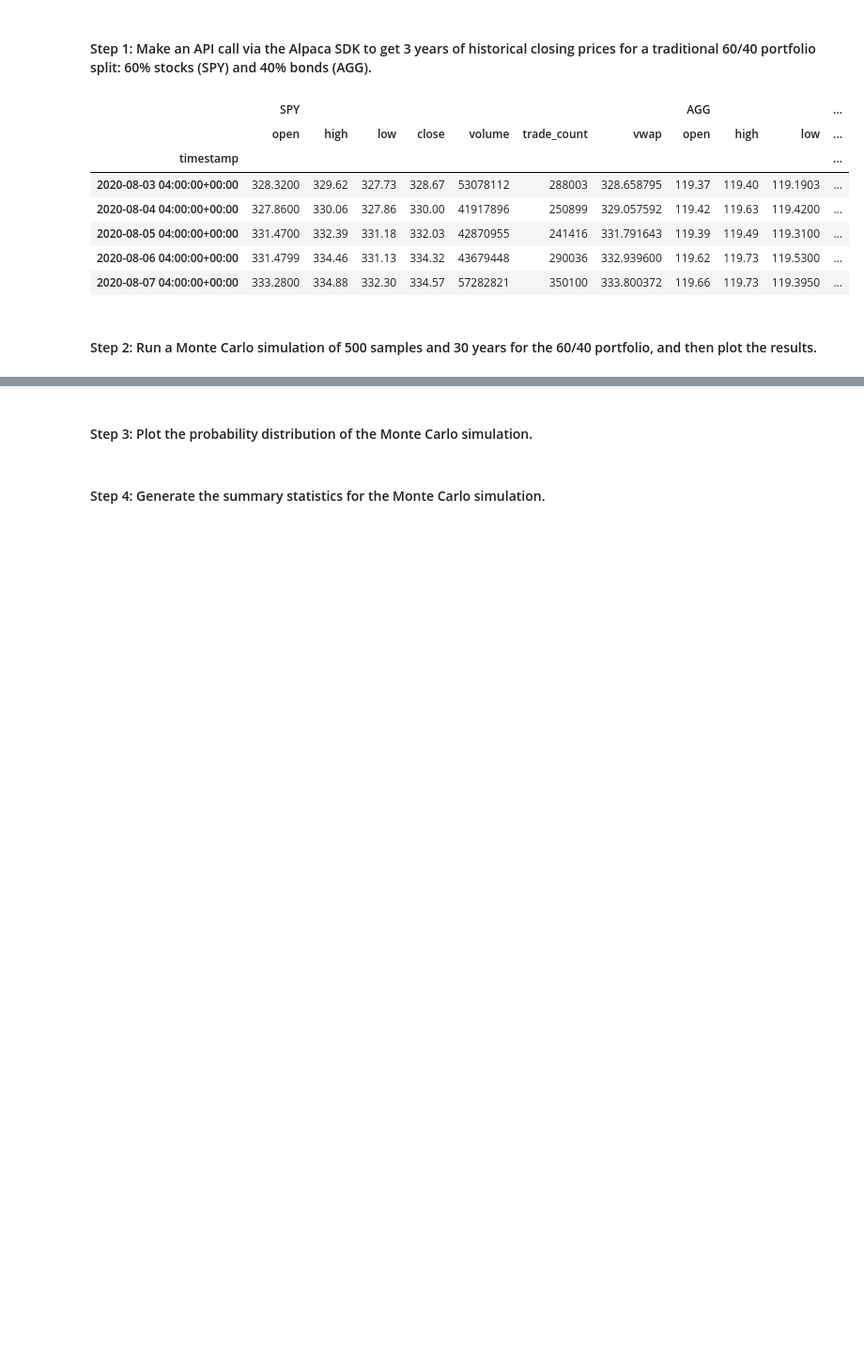
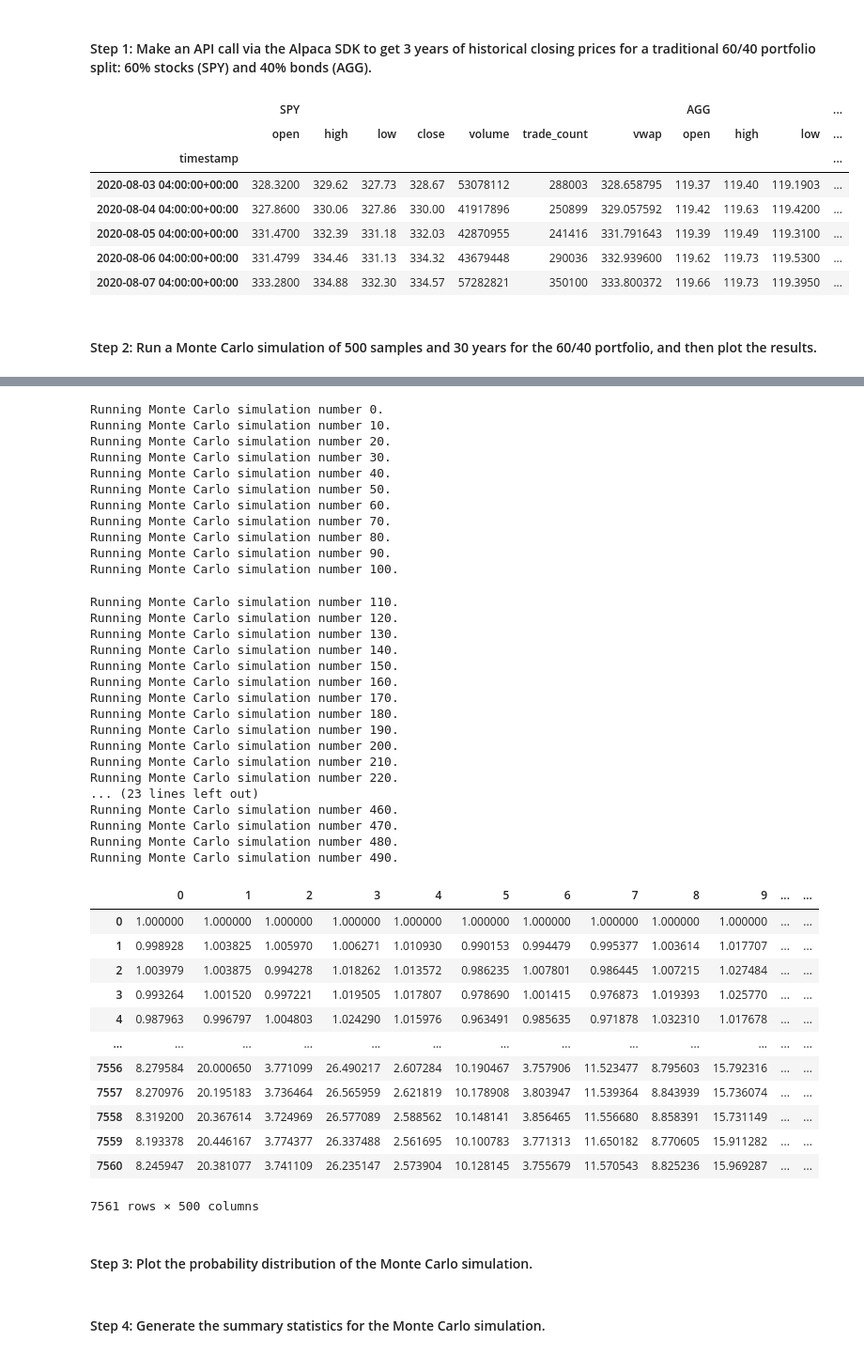
Before and after one commit to arianamoreno13/financial_planning_monte_carlo, a Jupyter notebook: Starter_Code/financial_planning_tools.ipynb, the cells around one changed output, grey strips where cells are left out. Shown at 94% size. Cells and saved outputs as stored; diff of their text form; code cells hidden in the pictures; blank space fills up the shorter version.

```diff
--- a/Starter_Code/financial_planning_tools.ipynb
+++ b/Starter_Code/financial_planning_tools.ipynb
@@ -466,7 +481,12 @@ historical_3yr_concat_df.tail()
 # Configure the Monte Carlo simulation to forecast 30 years cumulative returns
 # The weights should be split 40% to AGG and 60% to SPY.
 # Run 500 samples.
-# YOUR CODE HERE
+mc_thirty_yr = MCSimulation(
+    portfolio_data = historical_3yr_concat_df,
+    weights = [.60,.40],
+    num_simulation = 500,
+    num_trading_days = 252*30
+)
 
 # Review the simulation input data
-# YOUR CODE HERE
+mc_thirty_yr.portfolio_data.head()
@@ -473,6 +502,48 @@ historical_3yr_concat_df.tail()
 # %%
 # Run the Monte Carlo simulation to forecast 30 years cumulative returns
-# YOUR CODE HERE
+mc_thirty_yr.calc_cumulative_return()
+# %% [output]
+Running Monte Carlo simulation number 0.
+Running Monte Carlo simulation number 10.
+Running Monte Carlo simulation number 20.
+Running Monte Carlo simulation number 30.
+Running Monte Carlo simulation number 40.
+Running Monte Carlo simulation number 50.
+Running Monte Carlo simulation number 60.
+Running Monte Carlo simulation number 70.
+Running Monte Carlo simulation number 80.
+Running Monte Carlo simulation number 90.
+Running Monte Carlo simulation number 100.
+Running Monte Carlo simulation number 110.
+Running Monte Carlo simulation number 120.
+Running Monte Carlo simulation number 130.
+Running Monte Carlo simulation number 140.
+Running Monte Carlo simulation number 150.
+Running Monte Carlo simulation number 160.
+Running Monte Carlo simulation number 170.
+Running Monte Carlo simulation number 180.
+Running Monte Carlo simulation number 190.
+Running Monte Carlo simulation number 200.
+Running Monte Carlo simulation number 210.
+Running Monte Carlo simulation number 220.
+... (23 lines left out)
+Running Monte Carlo simulation number 460.
+Running Monte Carlo simulation number 470.
+Running Monte Carlo simulation number 480.
+Running Monte Carlo simulation number 490.
+|  | 0 | 1 | 2 | 3 | 4 | 5 | 6 | 7 | 8 | 9 | ... | ... |
+| 0 | 1.000000 | 1.000000 | 1.000000 | 1.000000 | 1.000000 | 1.000000 | 1.000000 | 1.000000 | 1.000000 | 1.000000 | ... | ... |
+| 1 | 0.998928 | 1.003825 | 1.005970 | 1.006271 | 1.010930 | 0.990153 | 0.994479 | 0.995377 | 1.003614 | 1.017707 | ... | ... |
+| 2 | 1.003979 | 1.003875 | 0.994278 | 1.018262 | 1.013572 | 0.986235 | 1.007801 | 0.986445 | 1.007215 | 1.027484 | ... | ... |
+| 3 | 0.993264 | 1.001520 | 0.997221 | 1.019505 | 1.017807 | 0.978690 | 1.001415 | 0.976873 | 1.019393 | 1.025770 | ... | ... |
+| 4 | 0.987963 | 0.996797 | 1.004803 | 1.024290 | 1.015976 | 0.963491 | 0.985635 | 0.971878 | 1.032310 | 1.017678 | ... | ... |
+| ... | ... | ... | ... | ... | ... | ... | ... | ... | ... | ... | ... | ... |
+| 7556 | 8.279584 | 20.000650 | 3.771099 | 26.490217 | 2.607284 | 10.190467 | 3.757906 | 11.523477 | 8.795603 | 15.792316 | ... | ... |
+| 7557 | 8.270976 | 20.195183 | 3.736464 | 26.565959 | 2.621819 | 10.178908 | 3.803947 | 11.539364 | 8.843939 | 15.736074 | ... | ... |
+| 7558 | 8.319200 | 20.367614 | 3.724969 | 26.577089 | 2.588562 | 10.148141 | 3.856465 | 11.556680 | 8.858391 | 15.731149 | ... | ... |
+| 7559 | 8.193378 | 20.446167 | 3.774377 | 26.337488 | 2.561695 | 10.100783 | 3.771313 | 11.650182 | 8.770605 | 15.911282 | ... | ... |
+| 7560 | 8.245947 | 20.381077 | 3.741109 | 26.235147 | 2.573904 | 10.128145 | 3.755679 | 11.570543 | 8.825236 | 15.969287 | ... | ... |
+7561 rows × 500 columns
 # %%
 # Visualize the 30-year Monte Carlo simulation by creating an
 # overlay line plot
```
Also changed, not shown: parts of 21 cells of this notebook, 1 other file.
